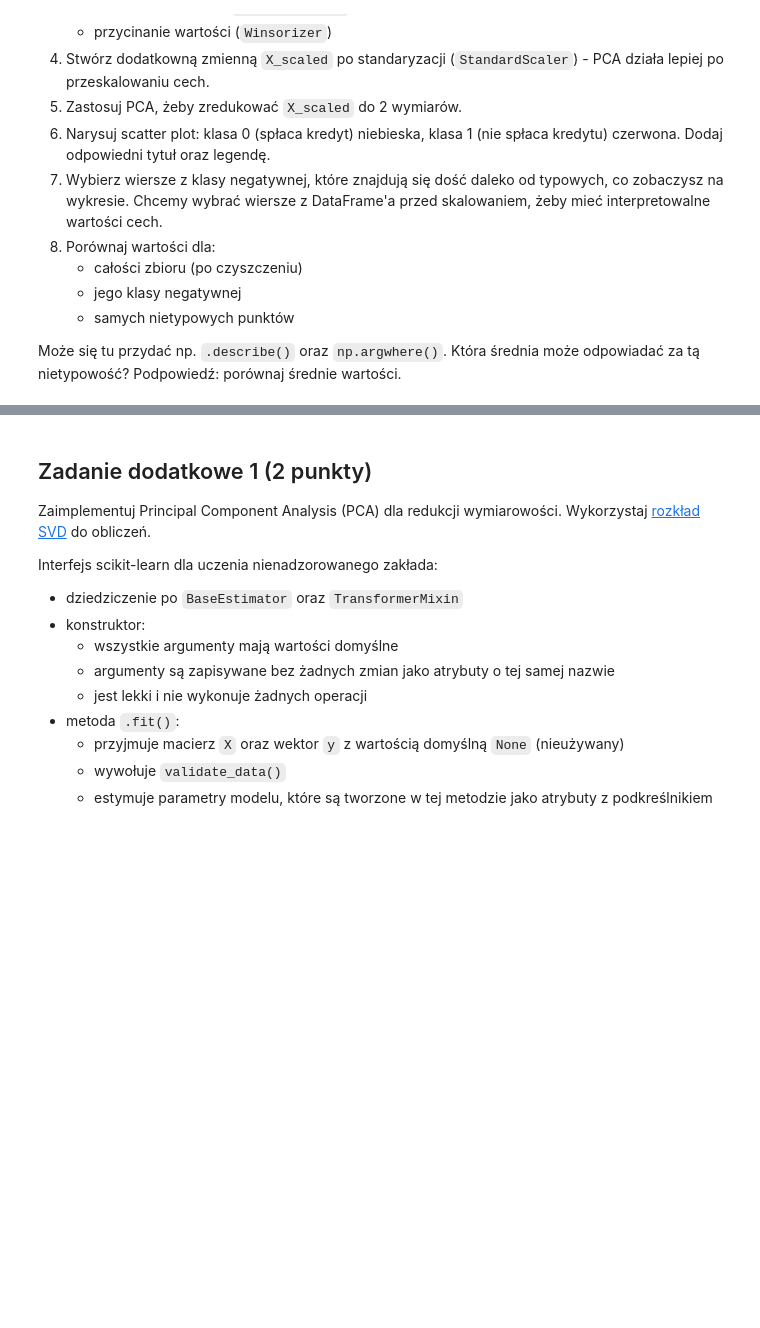
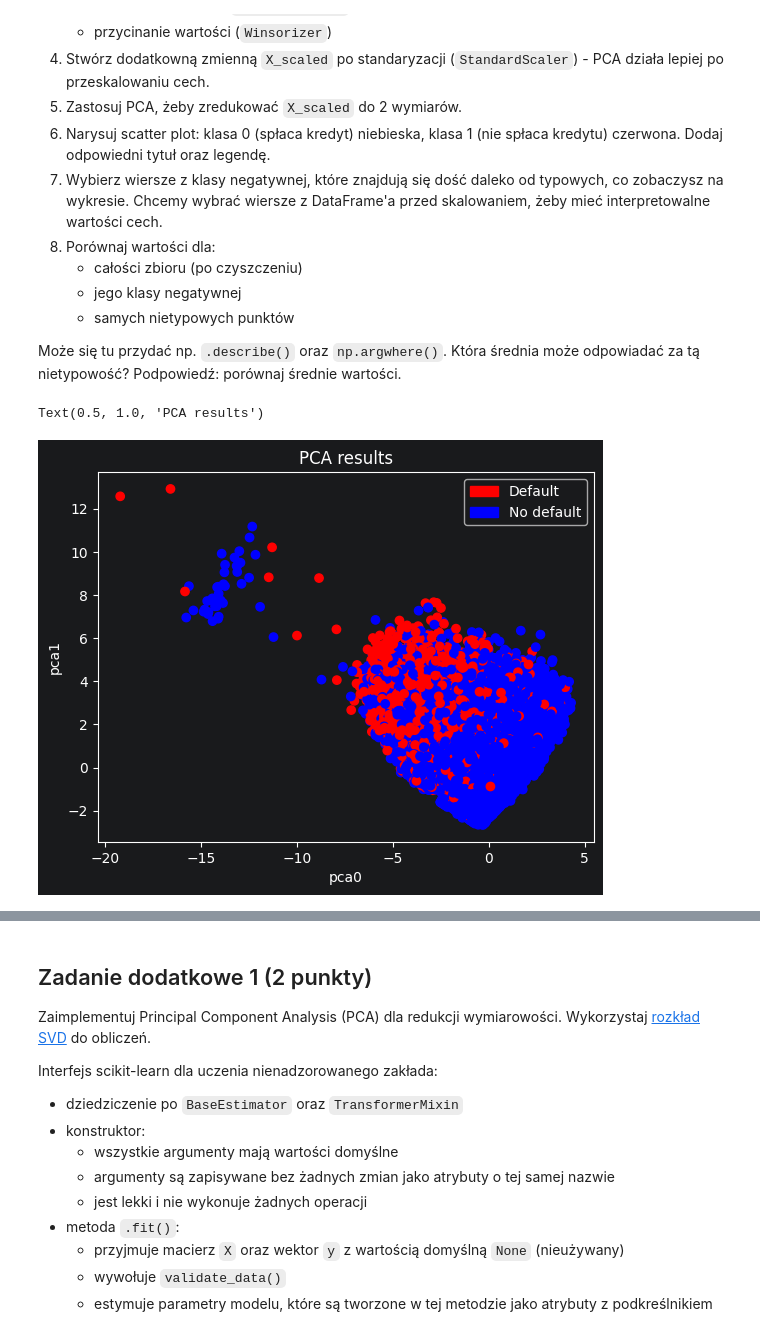
Before and after one commit to krzysztof-kopel/podstawy-uczenia-maszynowego, a Jupyter notebook: lab6/notebook.ipynb, the cells around one changed output, grey strips where cells are left out. Drawn from its saved outputs; the diff is of its cells as text; code cells hidden in the pictures; blank space fills up the shorter version.

```diff
--- a/lab6/notebook.ipynb
+++ b/lab6/notebook.ipynb
@@ -809,2 +818,37 @@ Może się tu przydać np. `.describe()` oraz `np.argwhere()`. Która średnia m
+# %%
+from sklearn.impute import SimpleImputer
+from feature_engine.pipeline import Pipeline
+from feature_engine.outliers import OutlierTrimmer
+from feature_engine.outliers import Winsorizer
+
+pipeline = Pipeline([("impute", SimpleImputer(strategy="median")), ("trimmer", OutlierTrimmer()), ("winsorize", Winsorizer())])
+X_preproc = pipeline.fit_transform(X, y)
+# %%
+from sklearn.preprocessing import StandardScaler
+
+scaler = StandardScaler()
+X_scaled = scaler.fit_transform(X_preproc)
+# %%
+from sklearn.decomposition import PCA
+
+pca = PCA(n_components=2, random_state=0)
+X_scaled_reduced = pca.fit_transform(X_scaled)
+# %%
+y_reduced = y.iloc[list(X_scaled_reduced.index)]
+# %%
+from matplotlib.colors import ListedColormap
+from matplotlib.patches import Patch
+
+plt.scatter(X_scaled_reduced["pca0"], X_scaled_reduced["pca1"], c=y_reduced, cmap=ListedColormap(["blue", "red"]))
+red_patch = Patch(color="red", label="Default")
+blue_patch = Patch(color="blue", label="No default")
+
+plt.legend(handles=[red_patch, blue_patch])
+plt.xlabel("pca0")
+plt.ylabel("pca1")
+plt.title("PCA results")
+# %% [output]
+Text(0.5, 1.0, 'PCA results')
+[figure, added]
 # %%
 X.describe()
```
Also changed, not shown: parts of 9 cells of this notebook, 1 other file.
